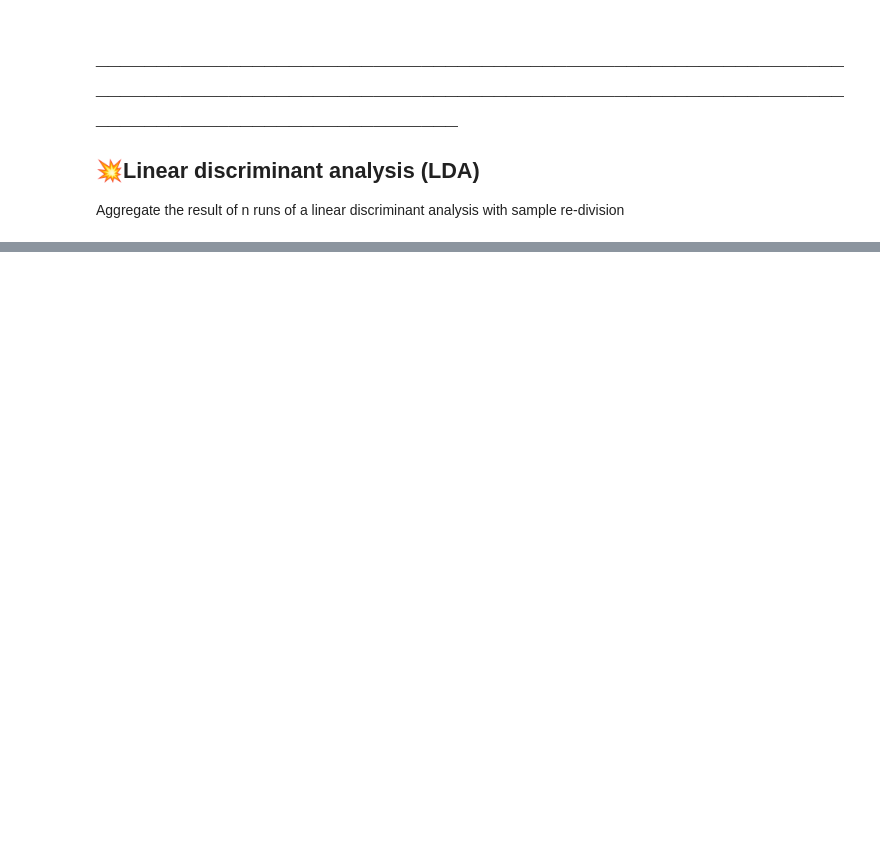
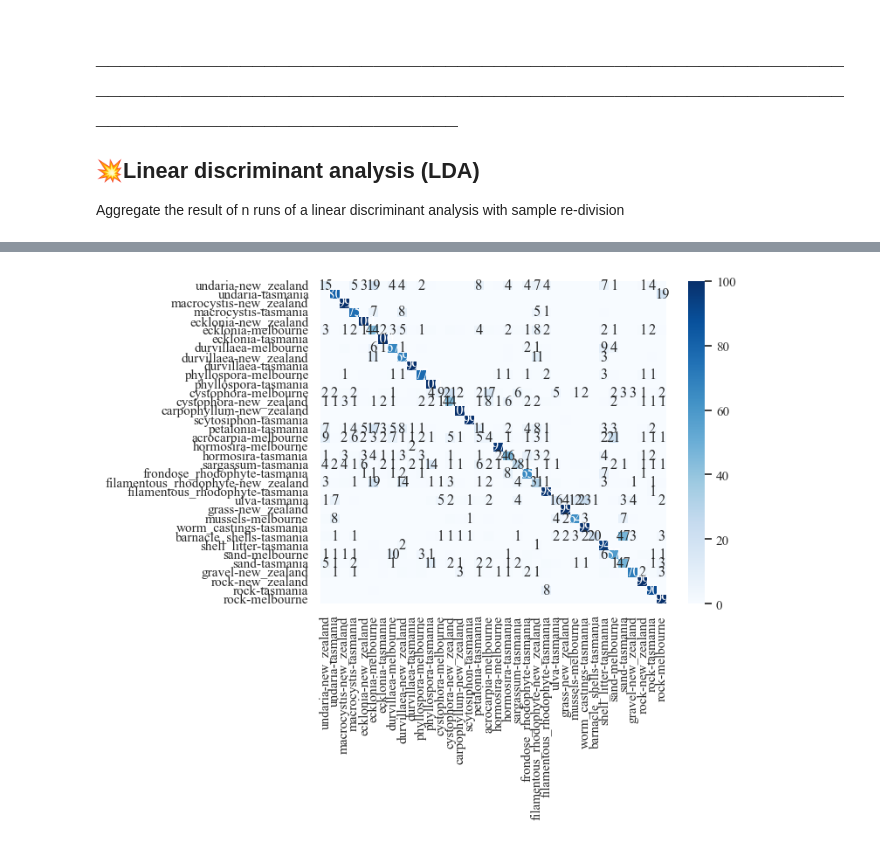
Before and after one commit to uqgrowan/Spectral-Separability-Analysis, a Jupyter notebook: spectral_separability.ipynb, the cells around one changed output, grey strips where cells are left out. Saved outputs shown, nothing was run; the diff lists cells and outputs as text; code cells hidden in the pictures; blank space fills up the shorter version.

```diff
--- a/spectral_separability.ipynb
+++ b/spectral_separability.ipynb
@@ -306,7 +301,7 @@ cms = []
 
 # Run linear discrimination for many iterations
 for i in range(10000):
-    linear = sld.LDA_classify(spectra_prepped, labels_to_use)
+    linear = sld.LDA_classify(spectra, labels_to_use)
     f1_scores.append(linear["f1_score"])
     cms.append(linear["cm"])
 # %%
@@ -315,9 +312,14 @@ print(f" The mean F1 score is : {round(np.mean(f1_scores), 4)}")
 # %%
 # Plot the mean confusion matrix with F1 scores as percents
-meanies = np.array(cms).mean(axis=0)
-sns.heatmap(meanies*100, annot = meanies*100, fmt = ".0f", cmap = "Blues", xticklabels = labels_to_use.unique(), yticklabels = labels_to_use.unique(), vmin = 0, vmax = 100)
+meanies = pd.DataFrame(np.array(cms).mean(axis=0))
+
+meanies_masked = meanies.map(lambda v: str(int(v*100)) if int(v*100) > 0 else "")
+
+sns.heatmap(meanies*100, annot = meanies_masked, fmt = "s", cmap = "Blues", xticklabels = labels_to_use.unique(), yticklabels = labels_to_use.unique(), vmin = 0, vmax = 100)
 
 # Save figure to file
-plt.savefig("./plots/lda/asd_genus_means_10000a.svg")
+plt.savefig("./plots/lda/asd_allGenus-sites_means_10000a.svg")
+# %% [output]
+[figure, added]
 # %%
 # Plot standard dveiation of confusion errors
```
Also changed, not shown: parts of 18 cells of this notebook, 3 other files.
